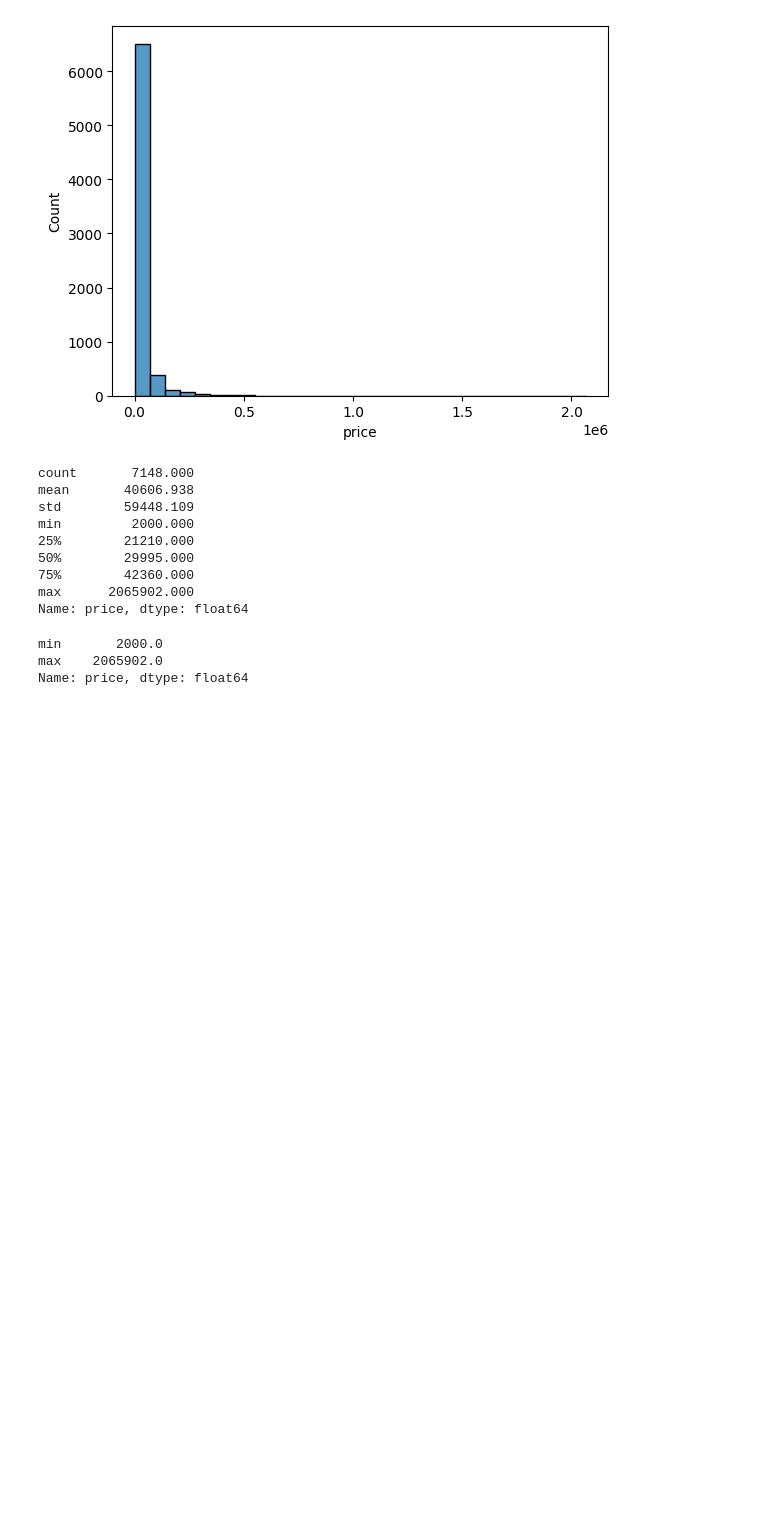
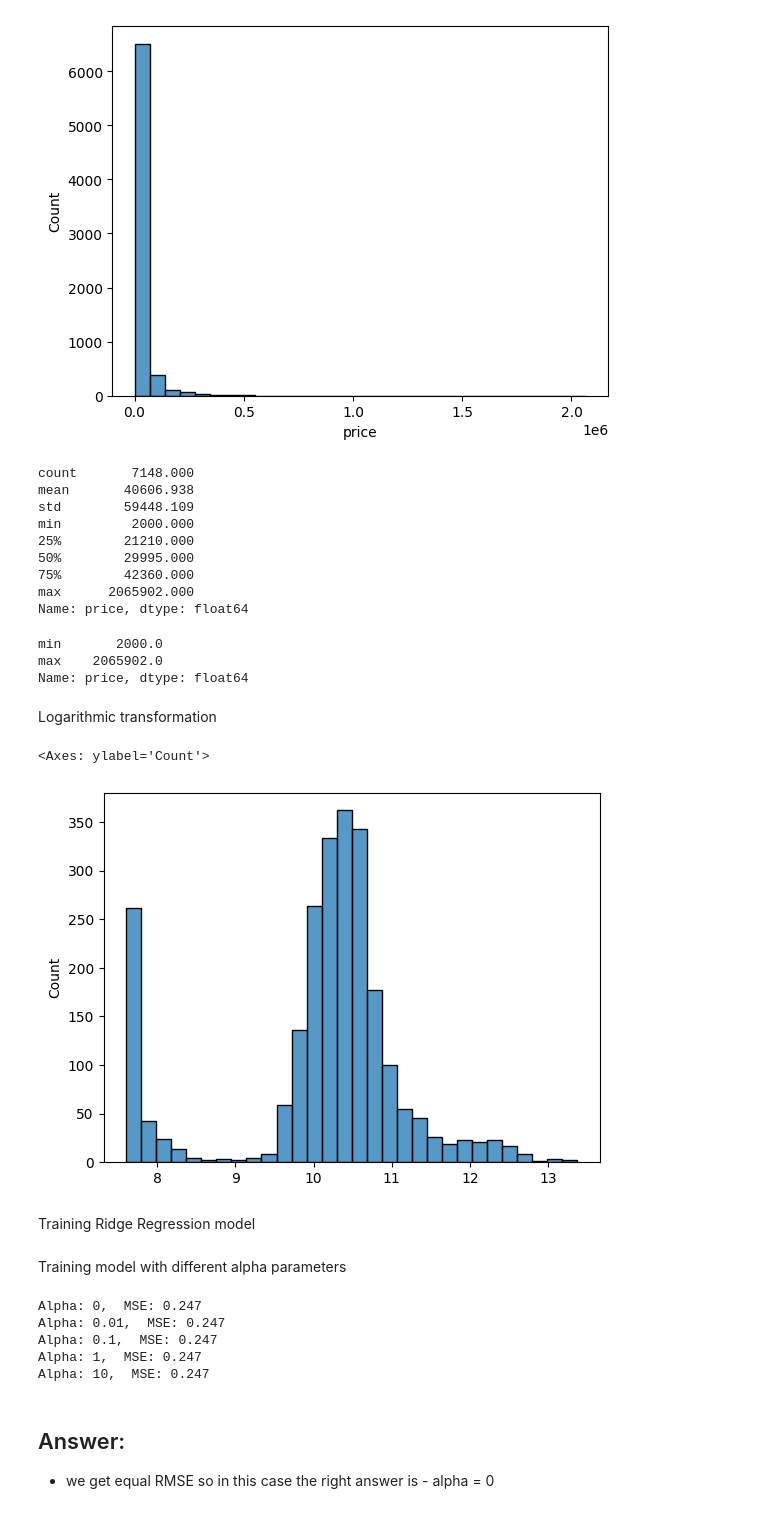
Before and after one commit to tmeach/ml_zoomcamp, a Jupyter notebook: 3. Machine Learning for Classification/churn_prediction_homework.ipynb, the cells around one changed output. Cells and saved outputs as stored; diff of their text form; code cells hidden in the pictures; blank space fills up the shorter version.

```diff
--- a/3. Machine Learning for Classification/churn_prediction_homework.ipynb
+++ b/3. Machine Learning for Classification/churn_prediction_homework.ipynb
@@ -538,3 +539,16 @@ df_train.price.describe().round(3)[[3, 7]]
 min       2000.0
 max    2065902.0
 Name: price, dtype: float64
+# %% [markdown]
+Logarithmic transformation
+# %%
+y_train = np.log1p(df_train.price.values)
+y_val = np.log1p(df_val.price.values)
+y_test = np.log1p(df_test.price.values)
+# %%
+sns.histplot(y_test, bins=30)
+# %% [output]
+<Axes: ylabel='Count'>
+[figure, added]
+# %% [markdown]
+Training Ridge Regression model
@@ -540,0 +557,24 @@ Name: price, dtype: float64
+# %% [markdown]
+Training model with different alpha parameters
+# %%
+for i in [0, 0.01, 0.1, 1, 10]:
+    model = Ridge(alpha=i, solver="sag", random_state=42)
+    model.fit(X_train, y_train)
+
+    y_pred = model.predict(X_val)
+
+    mse = mean_squared_error(y_val, y_pred)
+    print(f"Alpha: {i},  MSE: {mse.round(3)}")
+
+    #print("Coeficients Ridge model:")
+    #print(model.coef_)
+# %% [output]
+Alpha: 0,  MSE: 0.247
+Alpha: 0.01,  MSE: 0.247
+Alpha: 0.1,  MSE: 0.247
+Alpha: 1,  MSE: 0.247
+Alpha: 10,  MSE: 0.247
+# %% [markdown]
+## Answer:
+
+- we get equal RMSE so in this case the right answer is - alpha = 0
```
Also changed, not shown: parts of 2 cells of this notebook.
